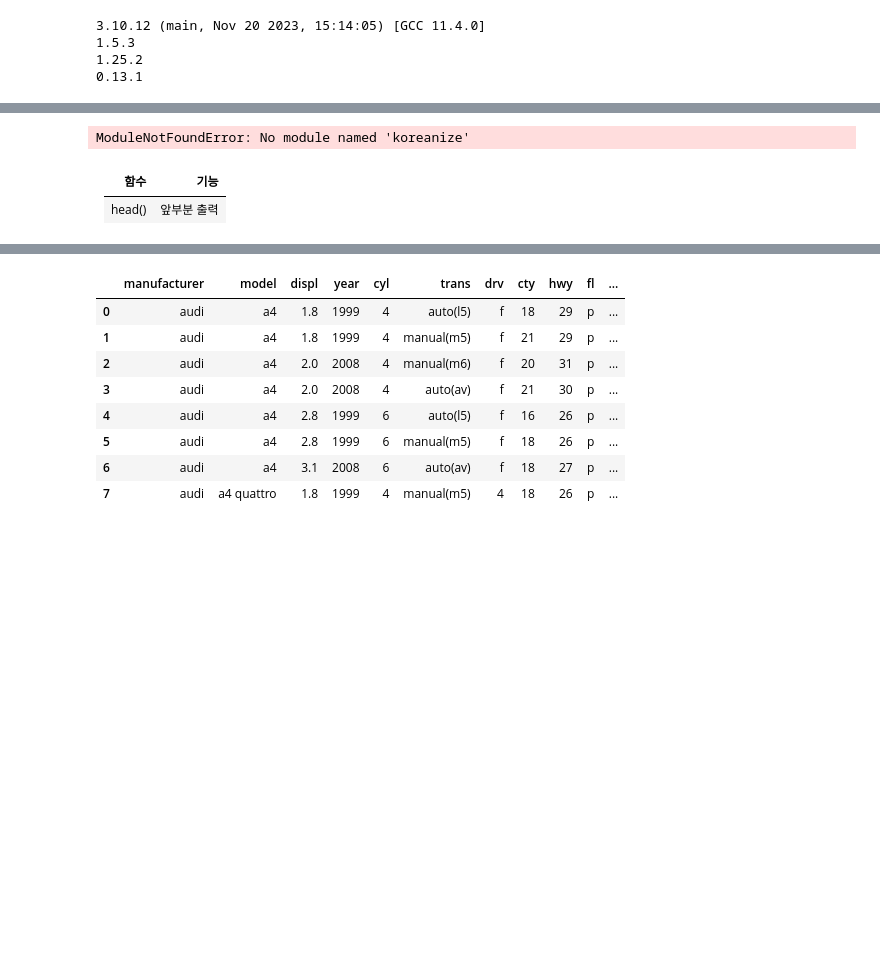
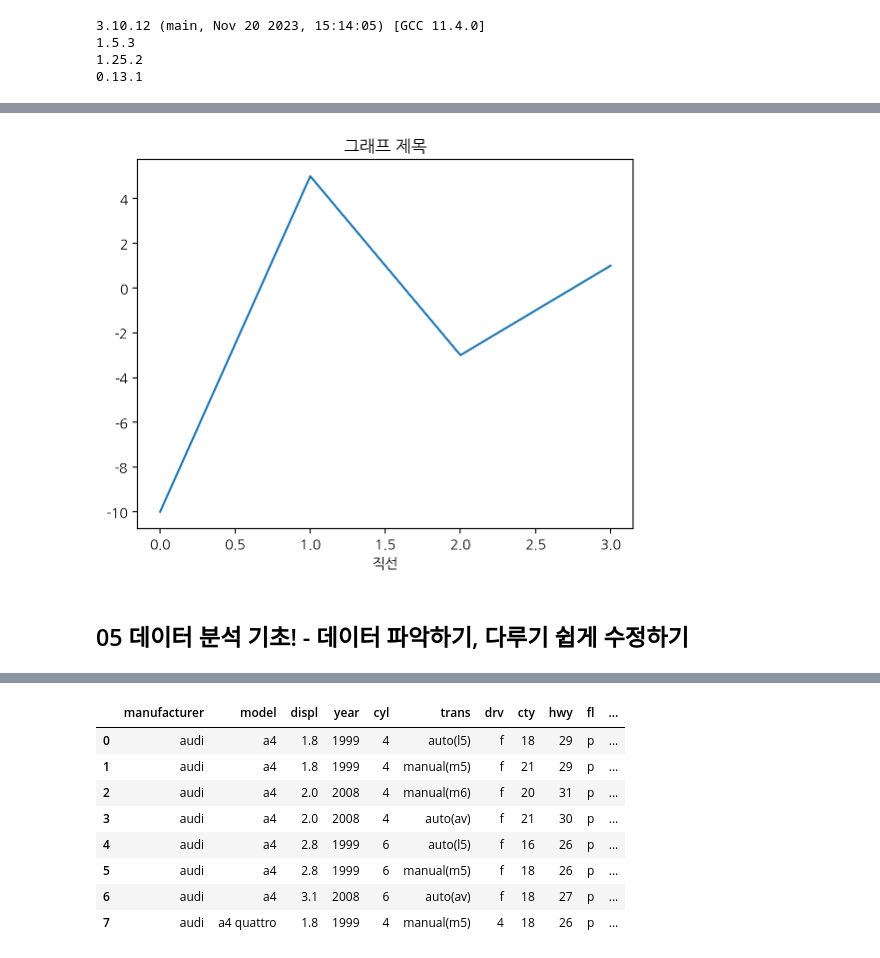
Before and after one commit to soyeonprincesss/2024-1-my-BDA, a Jupyter notebook: inclass/03w_0325_mon_ch05_dataframe_medium.ipynb, the cells around one changed output, grey strips where cells are left out. Cells and saved outputs as stored; diff of their text form; code cells hidden in the pictures; blank space fills up the shorter version.

```diff
--- a/inclass/03w_0325_mon_ch05_dataframe_medium.ipynb
+++ b/inclass/03w_0325_mon_ch05_dataframe_medium.ipynb
@@ -32,14 +42,12 @@ print(sns.__version__)
 # %%
 import matplotlib.pyplot as plt
 import koreanize_matplotlib
 
 plt.plot([-10, 5, -3, 1])
 plt.title('그래프 제목')
-plt.xabel('직선')
+plt.xlabel('직선')
 plt.show()
 # %% [output]
-ModuleNotFoundError: No module named 'koreanize'
+[figure, added]
-# %% [markdown]
-| 함수 | 기능 |
-|------|------|
-|head()|앞부분 출력|
+# %% [markdown]
+## 05 데이터 분석 기초! - 데이터 파악하기, 다루기 쉽게 수정하기
```
Also changed, not shown: parts of 130 cells of this notebook.
